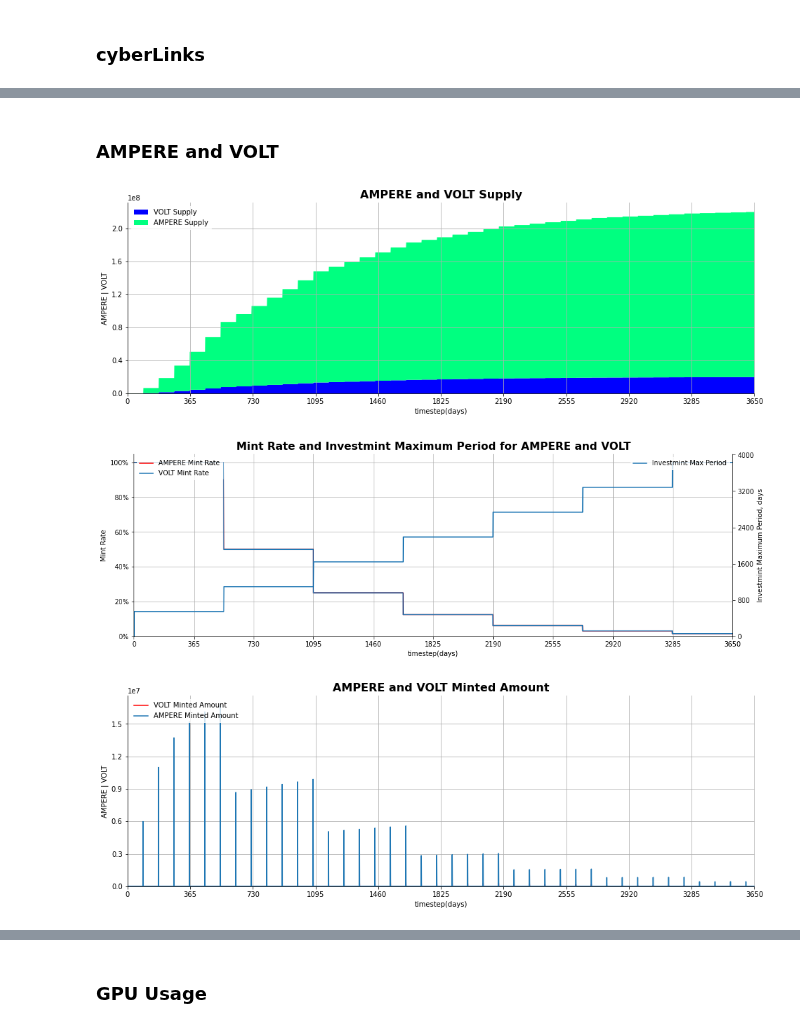
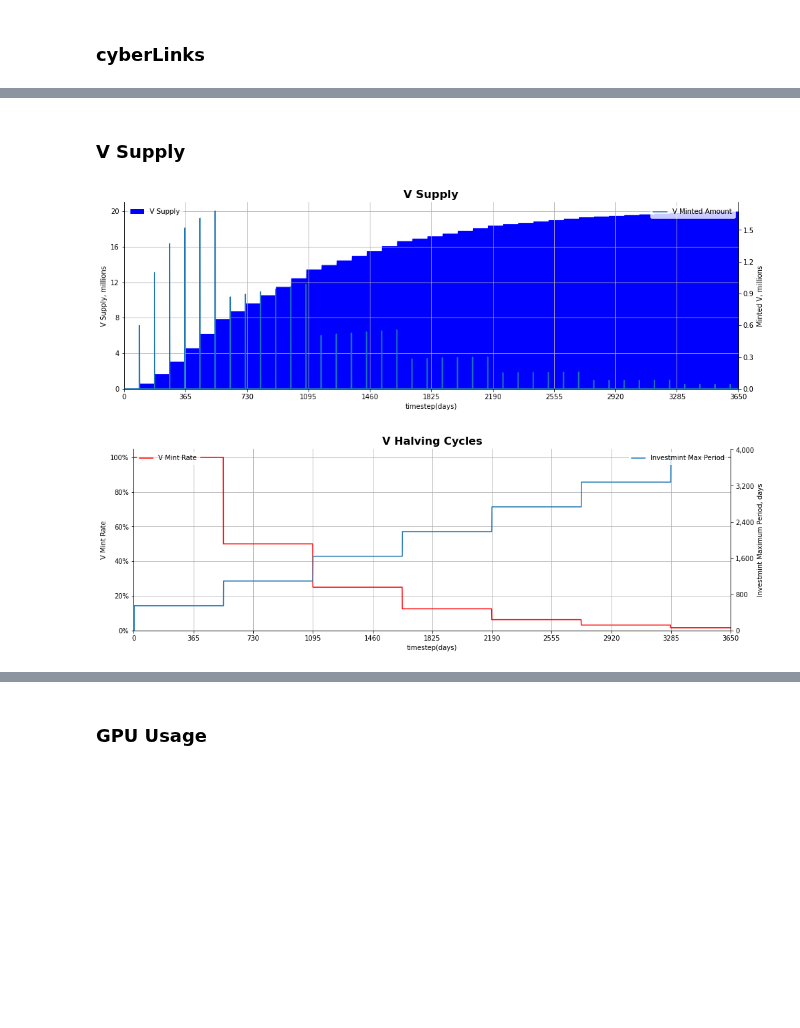
Before and after one commit to cybercongress/cybernomics, a Jupyter notebook: bostrom/simulation.ipynb, the cells around one changed output, grey strips where cells are left out. Saved outputs shown, nothing was run; the diff lists cells and outputs as text; code cells hidden in the pictures; blank space fills up the shorter version.

```diff
--- a/bostrom/simulation.ipynb
+++ b/bostrom/simulation.ipynb
@@ -175,10 +175,8 @@ cyberlinks_count_plot(simulation_result_df)
-# %% [markdown]
-### AMPERE and VOLT
-# %%
-volt_and_ampere_supply_plot(simulation_result_df)
-mint_rate_plot(simulation_result_df)
-minted_volt_ampere_plot(simulation_result_df)
-# %% [output]
-[figure, removed]
-[figure, removed]
-[figure, removed]
+# %% [markdown]
+### V Supply
+# %%
+volt_supply_plot(simulation_result_df)
+volt_mint_rate_plot(simulation_result_df)
+# %% [output]
+[figure, added]
+[figure, added]
```
Also changed, not shown: parts of 10 cells of this notebook, 23 other files.
